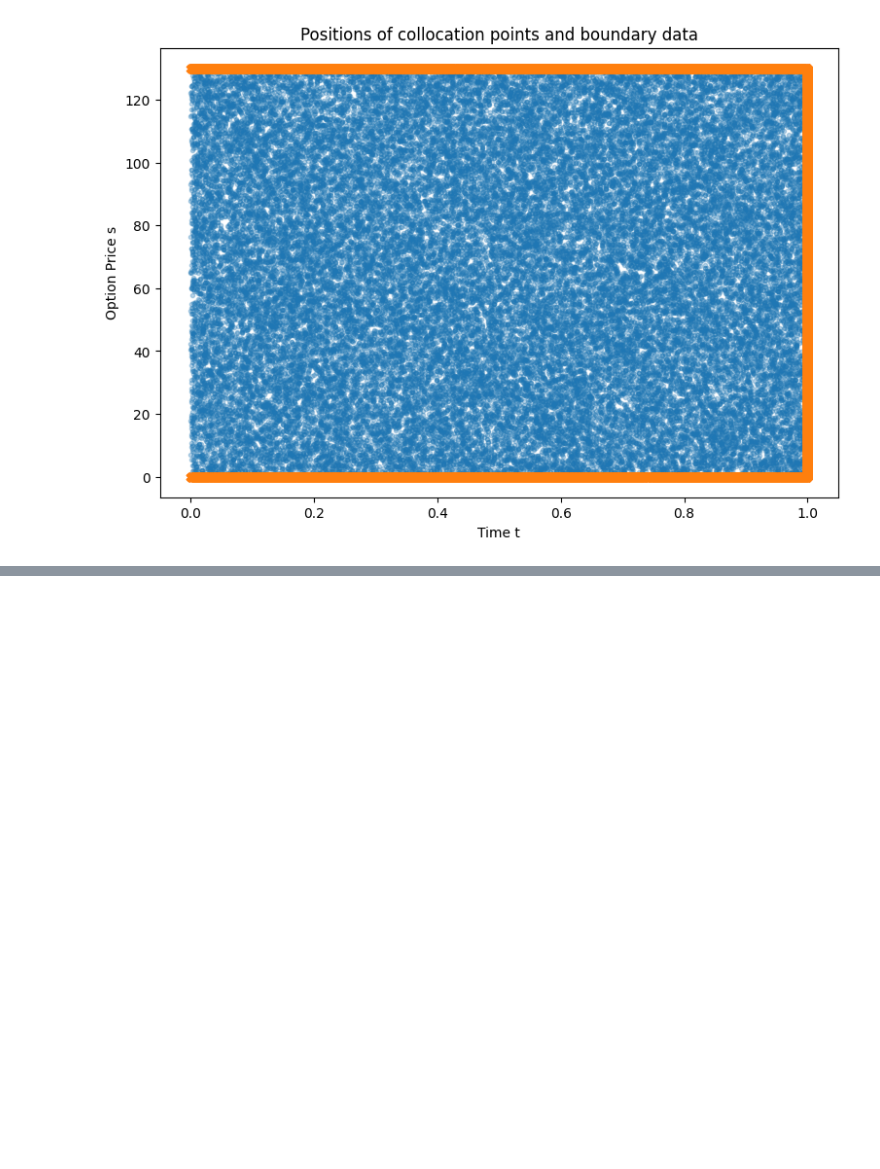
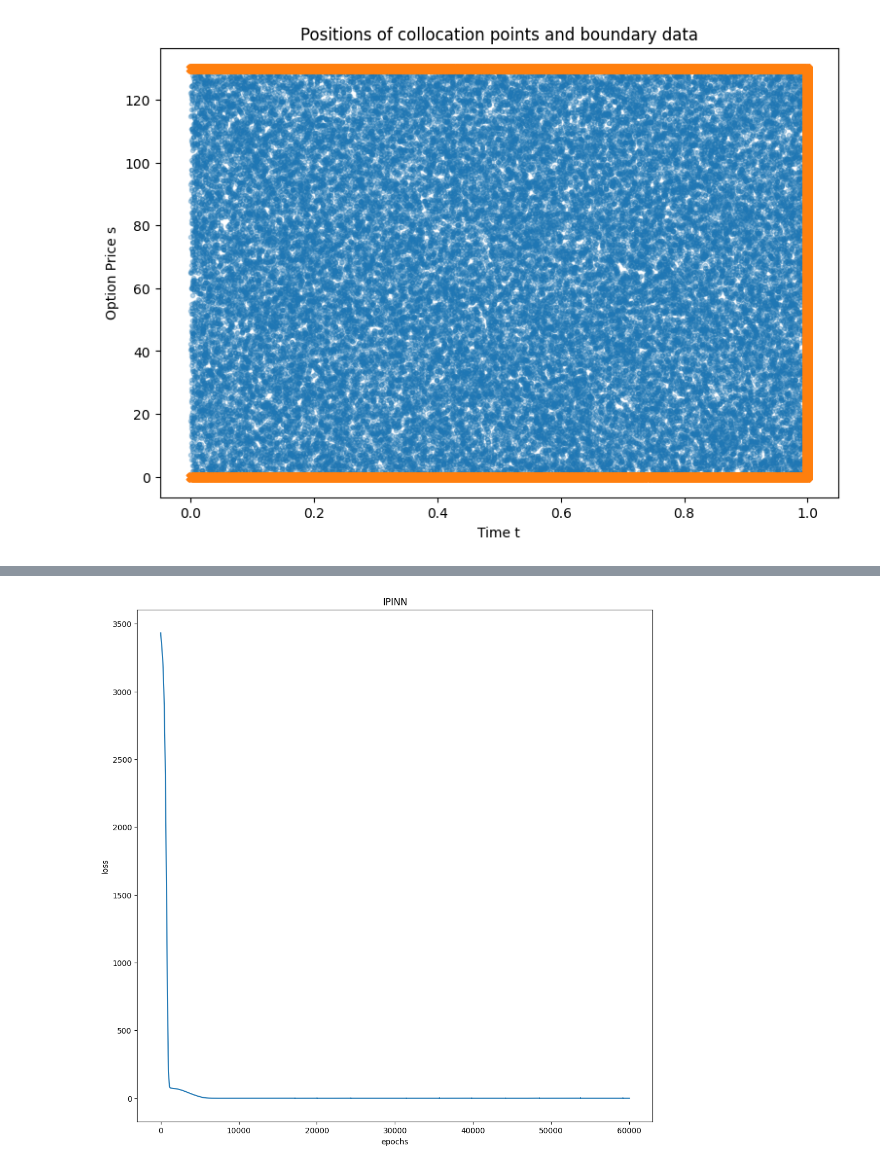
Before and after one commit to HengruiBaiCN/Honor, a Jupyter notebook: Physics_Informed_Neural_Network/pytorch/IPINN.ipynb, the cells around one changed output, grey strips where cells are left out. Cells and saved outputs as stored; diff of their text form; code cells hidden in the pictures; blank space fills up the shorter version.

Commit message:
ipinn vd pinn

```diff
--- a/Physics_Informed_Neural_Network/pytorch/IPINN.ipynb
+++ b/Physics_Informed_Neural_Network/pytorch/IPINN.ipynb
@@ -179,0 +175,5 @@ ImprovedFNN(
+# %%
+IPINN = Net(
+    sizes=[2, 50, 50, 50, 1], activation='relu', dropout_rate=0, adaptive_rate=0.1, adaptive_rate_scaler=5.0
+    )
+IPINN.cuda()
@@ -180,4 +203,5 @@ ImprovedFNN(
 # %%
 n_epochs = 60000
+adaptive_rate = 0.1
 lossFunction = nn.MSELoss()
-optimizer = optim.Adam(IFNN.parameters(), lr=3e-5)
+optimizer = optim.Adam(IPINN.parameters(), lr=3e-5)
@@ -273,0 +310,78 @@ TypeError: unsupported operand type(s) for *: 'ReLU' and 'Parameter'
+# %%
+# def eval_and_viz(
+#         device, domain, boundary_conditions, rhs,
+#         net, loss_list,
+#         apply_mcdropout,
+#         save_fig
+#         ):
+#     r"""Evaluate and visualize.
+
+#     Parameters
+#     ----------
+#     device : str
+#         Specifiy `cuda` if CUDA-enabled GPU is available, otherwise
+#         specify `cpu`
+#     domain : tuple or list
+#         Boundaries of the solution domain
+#     boundary_conditions : tuple or list
+#         Boundary conditions
+#     rhs : float
+#         Value of the scalar right hand side function
+#     net : Net
+#         Trained function approximator
+#     loss_list : list
+#         Loss values during training process
+#     apply_mcdropout : bool
+#         Apply Monte Carlo dropout for uncertainty quantification if set
+#         to `True`
+#     save_fig : bool
+#         Save figure
+
+#     Returns
+#     -------
+#     None
+#     """
+#     x = torch.linspace(*domain, 101, device=device).unsqueeze(-1)
+#     rhs = rhs(x).cpu().detach().numpy().ravel()
+#     if apply_mcdropout:
+#         y_pred_mc = np.empty((1000, x.shape[0]))
+#         for i in range(1000):
+#             y_pred = net(x)
+#             y_pred_mc[i, :] = y_pred.cpu().detach().numpy().ravel()
+#         net.eval()
+#         y_pred = np.mean(y_pred_mc, axis=0)
+#         y_ci = np.std(y_pred_mc, axis=0)
+#     else:
+#         net.eval()
+#         y_pred = net(x)
+#         y_pred = y_pred.cpu().detach().numpy().ravel()
+#     x = x.cpu().detach().numpy().ravel()
+#     y = solve_poisson(x, rhs, boundary_conditions)
+#     rmse_val = np.sqrt(np.mean((y - y_pred)**2))
+
+#     fig, ax = plt.subplots(nrows=1, ncols=2, figsize=(10, 4))
+#     ax[0].plot(x, y, 'k-', linewidth=2, label='Analytic solution')
+#     ax[0].plot(x, y_pred, 'r--', dashes=(3, 4), linewidth=3, label='PINN solution')
+#     if apply_mcdropout:
+#         ax[0].fill_between(x, y_pred + 2*y_ci, y_pred - 2*y_ci, color='r', alpha=0.1, label='95% CI')
+#     ax[0].set_xlabel('x')
+#     ax[0].set_ylabel('y')
+#     ax[0].set_title(f'RMSE = {rmse_val:.6f}')
+#     ax[0].legend()
+#     ax[1].plot(loss_list, 'r-')
+#     ax[1].set_yscale('log')
+#     ax[1].set_xlabel('training epoch')
+#     ax[1].set_ylabel('loss value')
+#     plt.tight_layout()
+#     plt.show()
+#     if save_fig:
+#         fig.savefig(os.path.join('figs', f'{save_fig}.png'), format='png', bbox_inches='tight', dpi=200)
+
+# print(loss_hist)
+
+fig = plt.figure(figsize=(12,12))
+plt.plot(range(n_epochs), loss_hist)
+plt.xlabel('epochs')
+plt.ylabel('loss')
+plt.title('IPINN')
+# %% [output]
@@ -273,0 +389 @@ TypeError: unsupported operand type(s) for *: 'ReLU' and 'Parameter'
+[figure, added]
```
Also changed, not shown: parts of 21 cells of this notebook, 11 other files.
